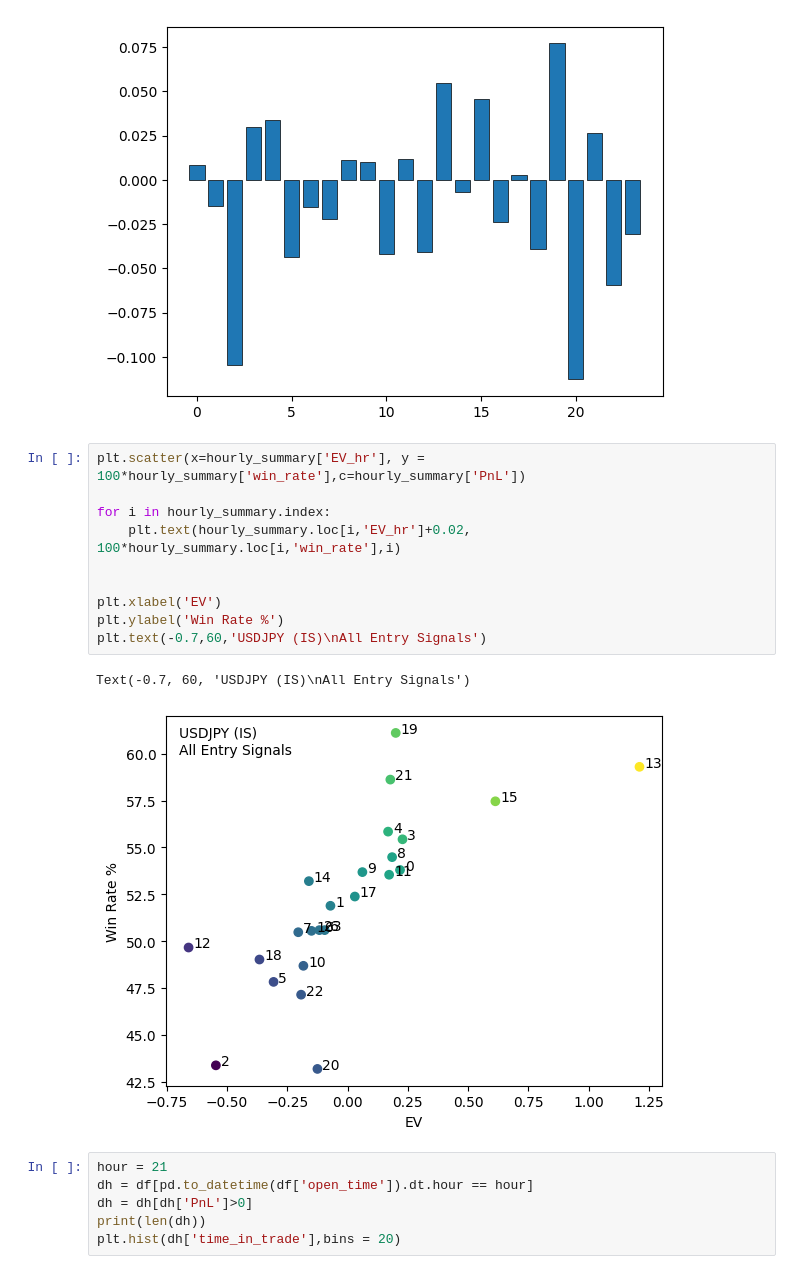
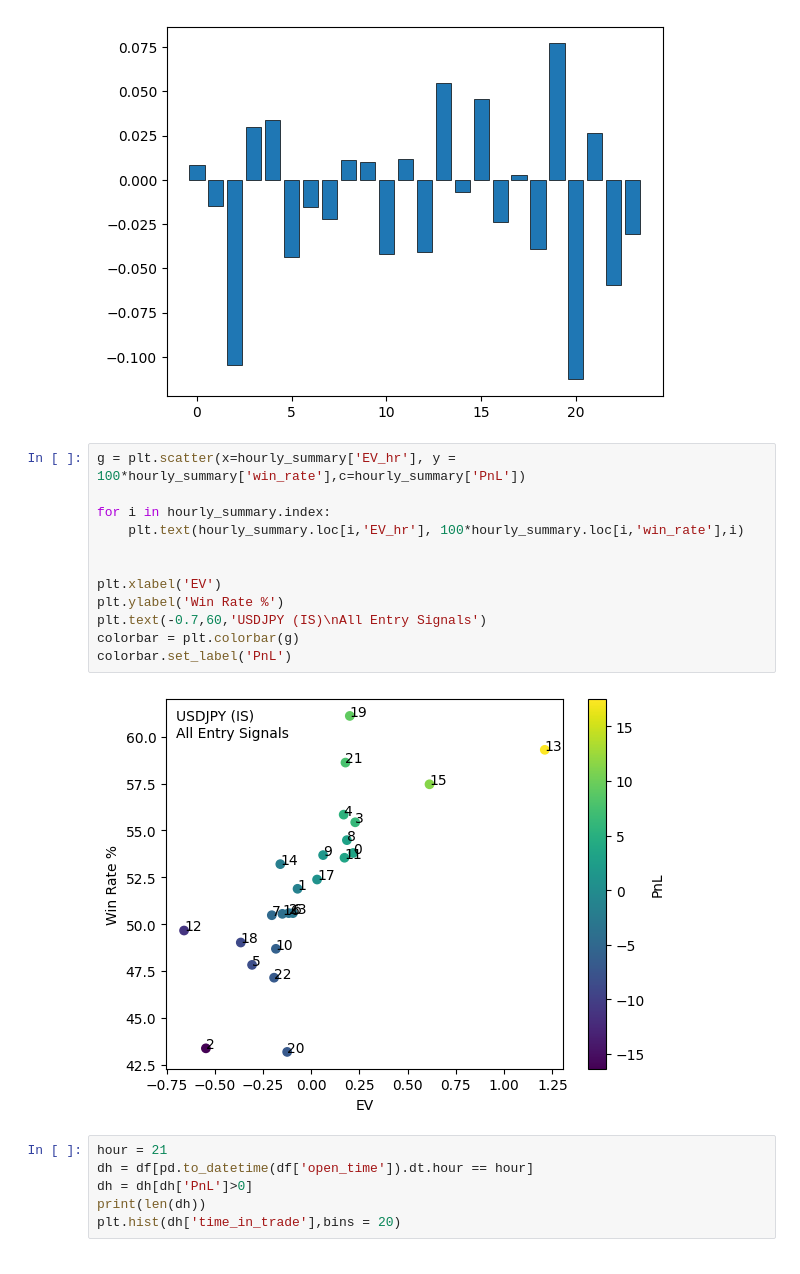
Before and after one commit to dannyboy-projects/Redemption_Trader, a Jupyter notebook: Strategy_Exploration/pipband_exploration/prelim_analysis.ipynb, the cells around one changed output. Saved outputs shown, nothing was run; the diff lists cells and outputs as text.

```diff
--- a/Strategy_Exploration/pipband_exploration/prelim_analysis.ipynb
+++ b/Strategy_Exploration/pipband_exploration/prelim_analysis.ipynb
@@ -118,18 +136,19 @@ plt.bar(hourly_summary.index,hourly_summary['win_rate'] - hourly_summary['break_
 <BarContainer object of 24 artists>
 [figure]
 # %%
-plt.scatter(x=hourly_summary['EV_hr'], y = 100*hourly_summary['win_rate'],c=hourly_summary['PnL'])
+g = plt.scatter(x=hourly_summary['EV_hr'], y = 100*hourly_summary['win_rate'],c=hourly_summary['PnL'])
 
 for i in hourly_summary.index:
-    plt.text(hourly_summary.loc[i,'EV_hr']+0.02, 100*hourly_summary.loc[i,'win_rate'],i)
+    plt.text(hourly_summary.loc[i,'EV_hr'], 100*hourly_summary.loc[i,'win_rate'],i)
 
 
 plt.xlabel('EV')
 plt.ylabel('Win Rate %')
 plt.text(-0.7,60,'USDJPY (IS)\nAll Entry Signals')
+colorbar = plt.colorbar(g)
+colorbar.set_label('PnL')
 # %% [output]
-Text(-0.7, 60, 'USDJPY (IS)\nAll Entry Signals')
-[figure, old version]
+[figure, new version]
 # %%
 hour = 21
 dh = df[pd.to_datetime(df['open_time']).dt.hour == hour]
```
Also changed, not shown: parts of 1 cell of this notebook, 17 other files.
